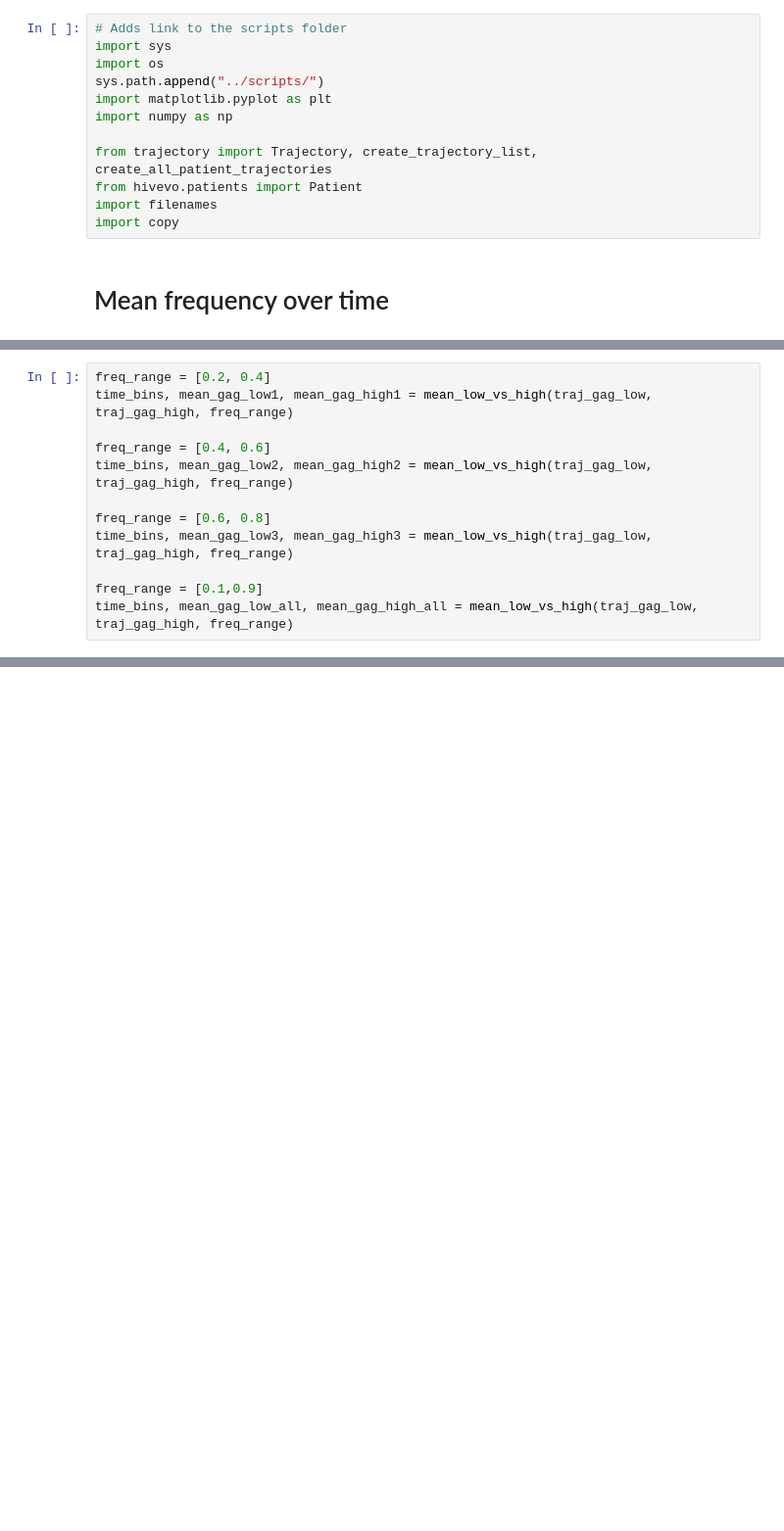
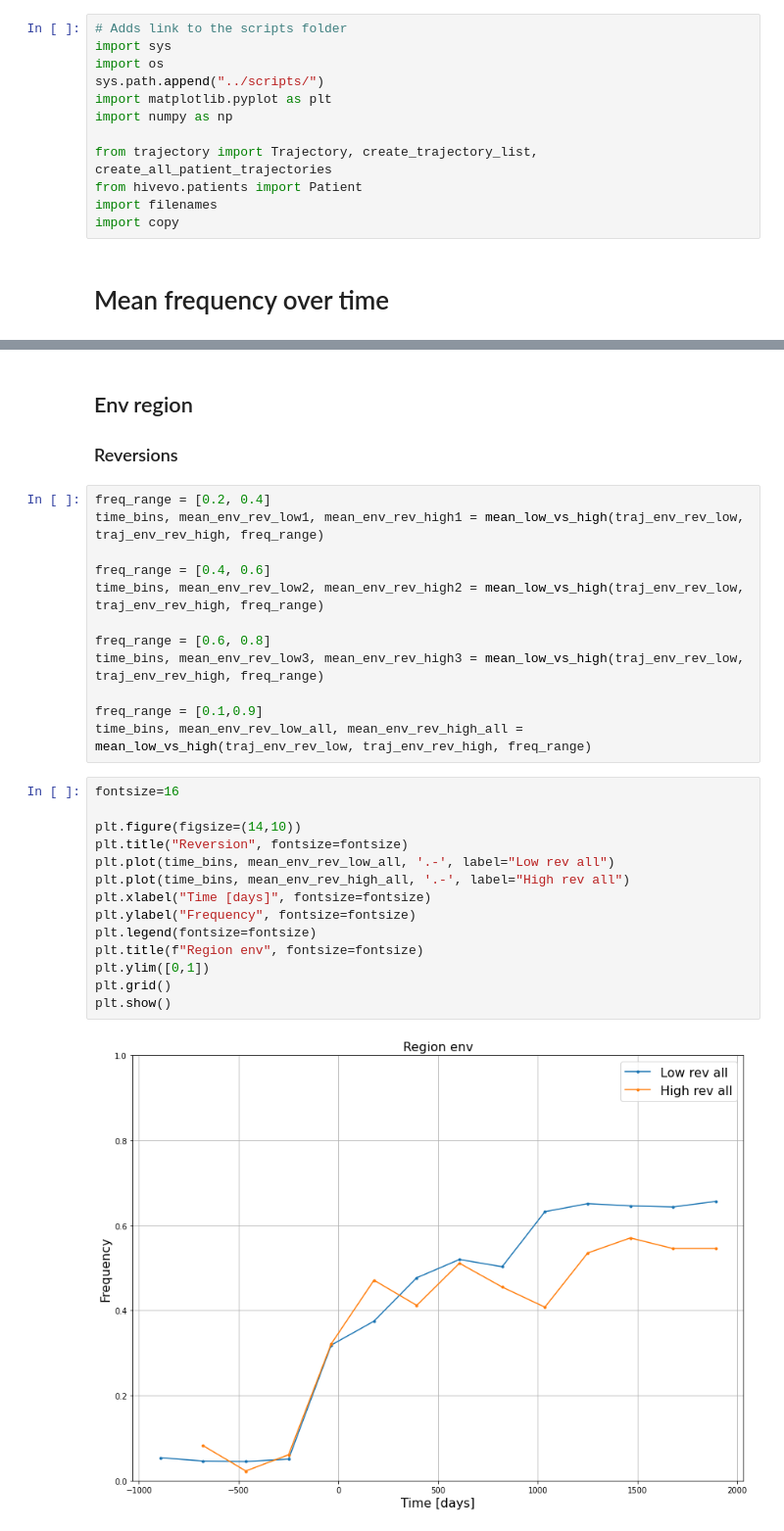
Before and after one commit to neherlab/HIVEVO_recombination, a Jupyter notebook: notebooks/Fitness.ipynb, the cells around one changed output, grey strips where cells are left out. Shown at 98% size. Cells and saved outputs as stored; diff of their text form; blank space fills up the shorter version.

```diff
--- a/notebooks/Fitness.ipynb
+++ b/notebooks/Fitness.ipynb
@@ -193,12 +14,0 @@ plt.show()
-# %%
-freq_range = [0.2, 0.4]
-time_bins, mean_gag_low1, mean_gag_high1 = mean_low_vs_high(traj_gag_low, traj_gag_high, freq_range)
-
-freq_range = [0.4, 0.6]
-time_bins, mean_gag_low2, mean_gag_high2 = mean_low_vs_high(traj_gag_low, traj_gag_high, freq_range)
-
-freq_range = [0.6, 0.8]
-time_bins, mean_gag_low3, mean_gag_high3 = mean_low_vs_high(traj_gag_low, traj_gag_high, freq_range)
-
-freq_range = [0.1,0.9]
-time_bins, mean_gag_low_all, mean_gag_high_all = mean_low_vs_high(traj_gag_low, traj_gag_high, freq_range)
@@ -275,0 +145,31 @@ print(len(rev_high), len(non_rev_high))
+# %% [markdown]
+## Env region
+### Reversions
+# %%
+freq_range = [0.2, 0.4]
+time_bins, mean_env_rev_low1, mean_env_rev_high1 = mean_low_vs_high(traj_env_rev_low, traj_env_rev_high, freq_range)
+
+freq_range = [0.4, 0.6]
+time_bins, mean_env_rev_low2, mean_env_rev_high2 = mean_low_vs_high(traj_env_rev_low, traj_env_rev_high, freq_range)
+
+freq_range = [0.6, 0.8]
+time_bins, mean_env_rev_low3, mean_env_rev_high3 = mean_low_vs_high(traj_env_rev_low, traj_env_rev_high, freq_range)
+
+freq_range = [0.1,0.9]
+time_bins, mean_env_rev_low_all, mean_env_rev_high_all = mean_low_vs_high(traj_env_rev_low, traj_env_rev_high, freq_range)
+# %%
+fontsize=16
+
+plt.figure(figsize=(14,10))
+plt.title("Reversion", fontsize=fontsize)
+plt.plot(time_bins, mean_env_rev_low_all, '.-', label="Low rev all")
+plt.plot(time_bins, mean_env_rev_high_all, '.-', label="High rev all")
+plt.xlabel("Time [days]", fontsize=fontsize)
+plt.ylabel("Frequency", fontsize=fontsize)
+plt.legend(fontsize=fontsize)
+plt.title(f"Region env", fontsize=fontsize)
+plt.ylim([0,1])
+plt.grid()
+plt.show()
+# %% [output]
+[figure, added]
```
Also changed, not shown: parts of 53 cells of this notebook.
